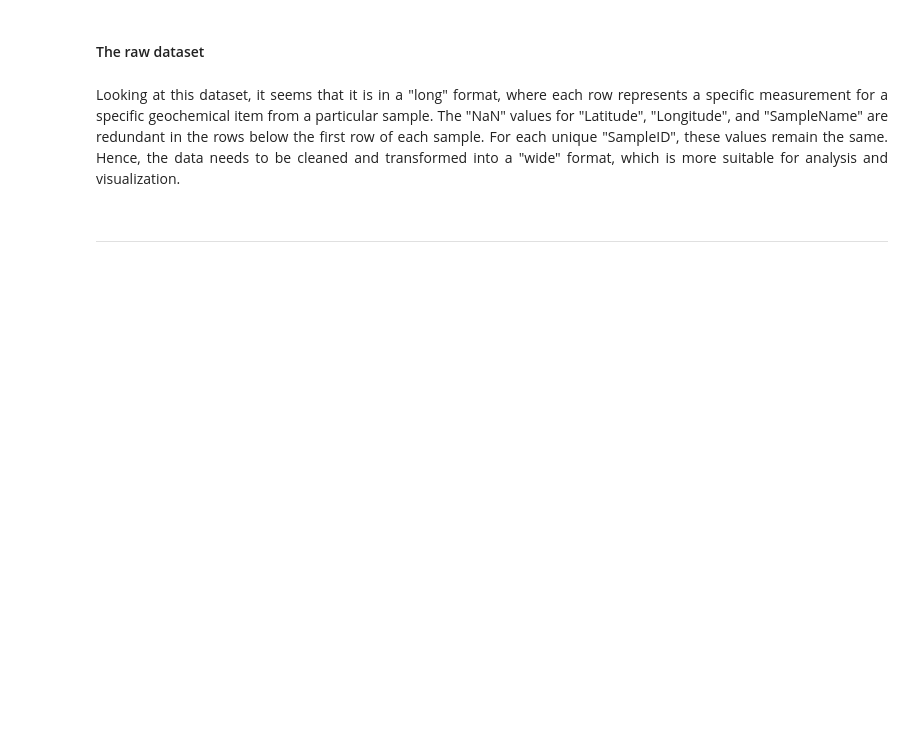
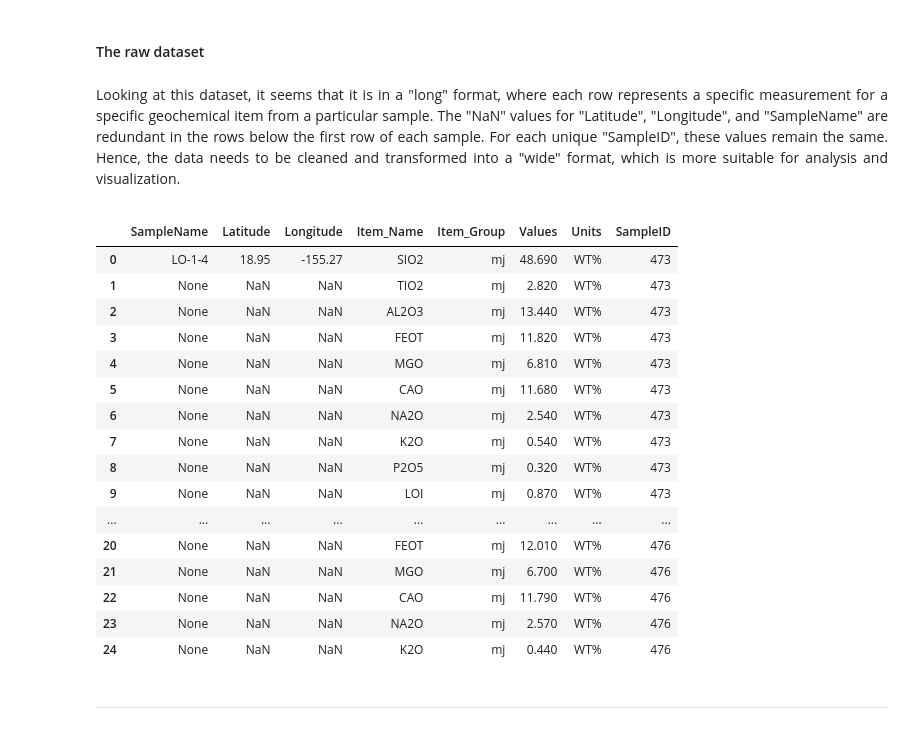
Before and after one commit to digis-georoc/Georoc_jupyter, a Jupyter notebook: Georoc_Notebook.ipynb, the cells around one changed output. Drawn from its saved outputs; the diff is of its cells as text; code cells hidden in the pictures; blank space fills up the shorter version.

```diff
--- a/Georoc_Notebook.ipynb
+++ b/Georoc_Notebook.ipynb
@@ -357,7 +390,25 @@ pd.set_option('display.max_rows', None)
 pd.set_option('display.max_columns', None)
 # %%
 # Display the raw dataset
-measurement_data
+measurement_data.head(25)
+# %% [output]
+|  | SampleName | Latitude | Longitude | Item_Name | Item_Group | Values | Units | SampleID |
+| 0 | LO-1-4 | 18.95 | -155.27 | SIO2 | mj | 48.690 | WT% | 473 |
+| 1 | None | NaN | NaN | TIO2 | mj | 2.820 | WT% | 473 |
+| 2 | None | NaN | NaN | AL2O3 | mj | 13.440 | WT% | 473 |
+| 3 | None | NaN | NaN | FEOT | mj | 11.820 | WT% | 473 |
+| 4 | None | NaN | NaN | MGO | mj | 6.810 | WT% | 473 |
+| 5 | None | NaN | NaN | CAO | mj | 11.680 | WT% | 473 |
+| 6 | None | NaN | NaN | NA2O | mj | 2.540 | WT% | 473 |
+| 7 | None | NaN | NaN | K2O | mj | 0.540 | WT% | 473 |
+| 8 | None | NaN | NaN | P2O5 | mj | 0.320 | WT% | 473 |
+| 9 | None | NaN | NaN | LOI | mj | 0.870 | WT% | 473 |
+| ... | ... | ... | ... | ... | ... | ... | ... | ... |
+| 20 | None | NaN | NaN | FEOT | mj | 12.010 | WT% | 476 |
+| 21 | None | NaN | NaN | MGO | mj | 6.700 | WT% | 476 |
+| 22 | None | NaN | NaN | CAO | mj | 11.790 | WT% | 476 |
+| 23 | None | NaN | NaN | NA2O | mj | 2.570 | WT% | 476 |
+| 24 | None | NaN | NaN | K2O | mj | 0.440 | WT% | 476 |
 # %% [markdown]
 ***
 # %% [markdown]
```
Also changed, not shown: parts of 13 cells of this notebook, 1 other file.
